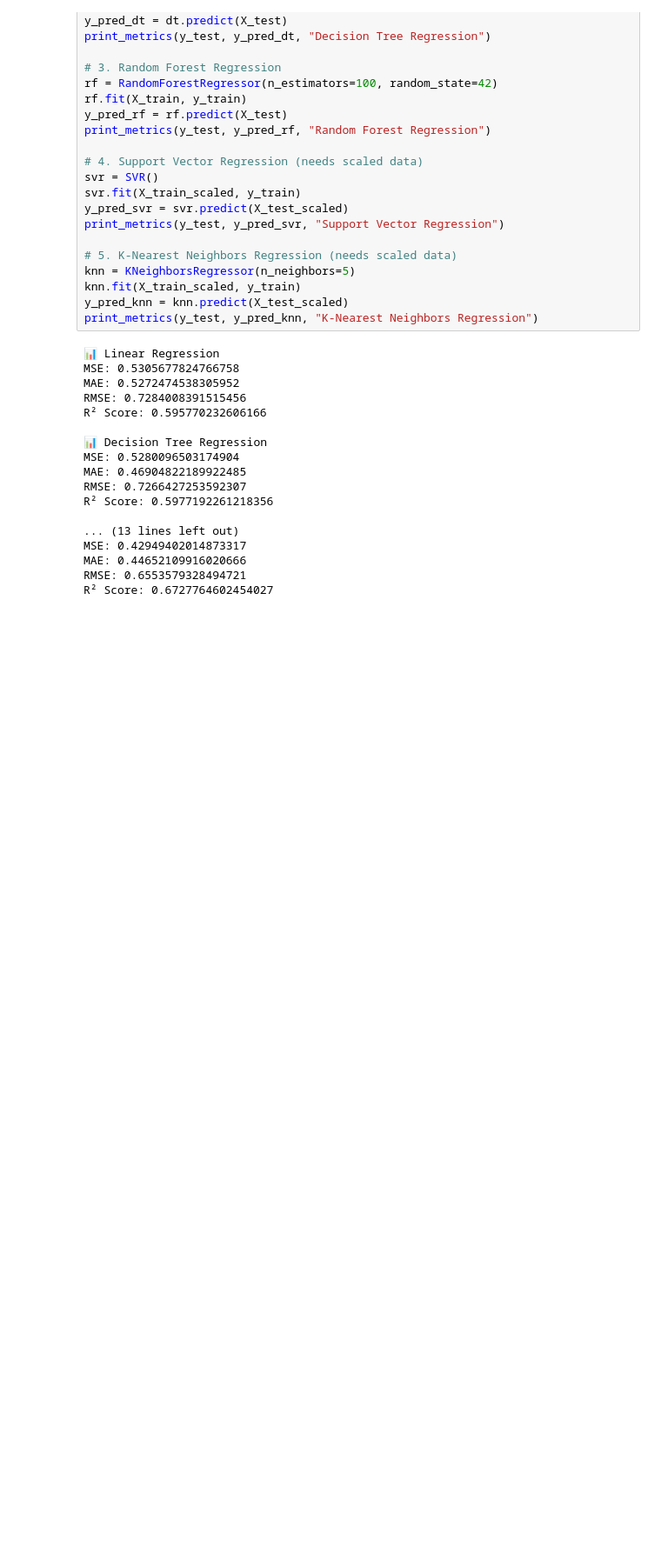
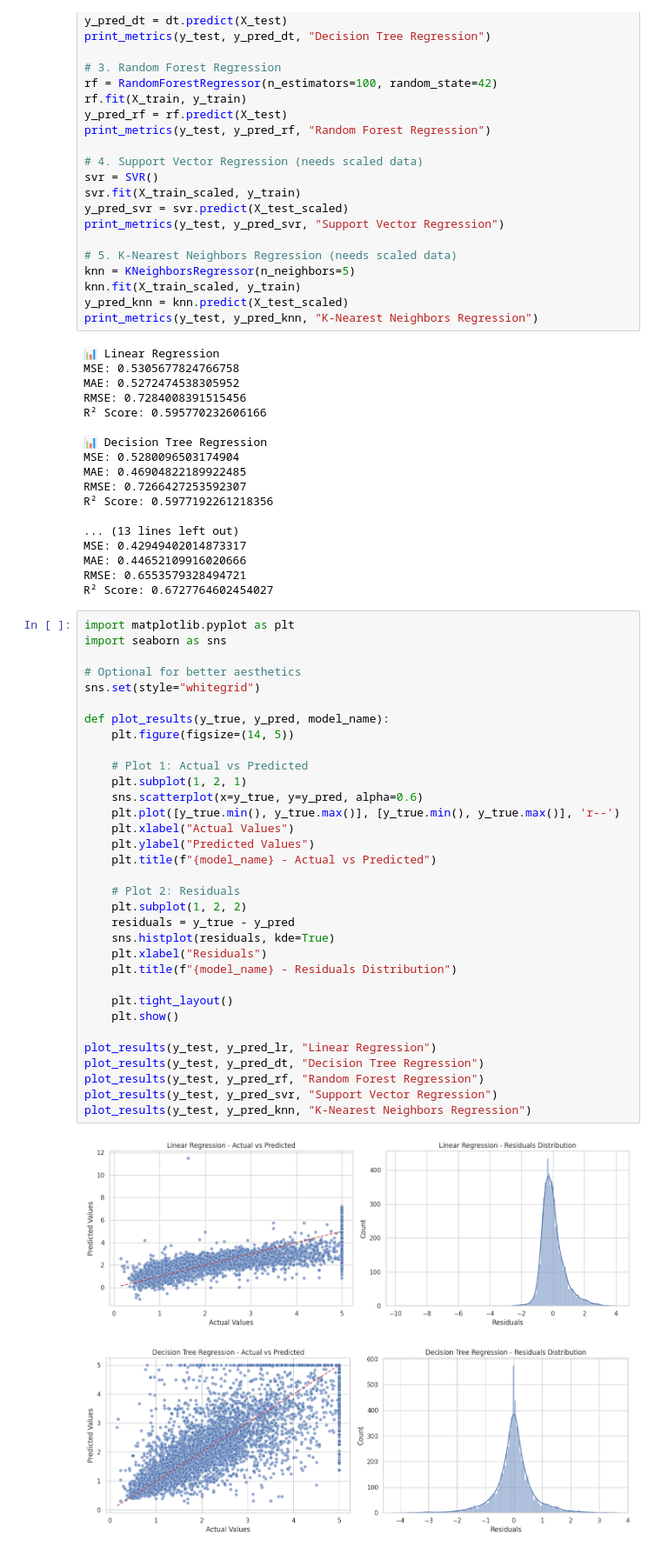
Before and after one commit to KeerthanaSistla/ML, a Jupyter notebook: Sem5ML.ipynb, the cells around one changed output. Shown at 87% size. Drawn from its saved outputs; the diff is of its cells as text; blank space fills up the shorter version.

```diff
--- a/Sem5ML.ipynb
+++ b/Sem5ML.ipynb
@@ -1419,3 +1419,39 @@ MSE: 0.42949402014873317
 MAE: 0.44652109916020666
 RMSE: 0.6553579328494721
 R² Score: 0.6727764602454027
+# %%
+import matplotlib.pyplot as plt
+import seaborn as sns
+
+# Optional for better aesthetics
+sns.set(style="whitegrid")
+
+def plot_results(y_true, y_pred, model_name):
+    plt.figure(figsize=(14, 5))
+
+    # Plot 1: Actual vs Predicted
+    plt.subplot(1, 2, 1)
+    sns.scatterplot(x=y_true, y=y_pred, alpha=0.6)
+    plt.plot([y_true.min(), y_true.max()], [y_true.min(), y_true.max()], 'r--')
+    plt.xlabel("Actual Values")
+    plt.ylabel("Predicted Values")
+    plt.title(f"{model_name} - Actual vs Predicted")
+
+    # Plot 2: Residuals
+    plt.subplot(1, 2, 2)
+    residuals = y_true - y_pred
+    sns.histplot(residuals, kde=True)
+    plt.xlabel("Residuals")
+    plt.title(f"{model_name} - Residuals Distribution")
+
+    plt.tight_layout()
+    plt.show()
+
+plot_results(y_test, y_pred_lr, "Linear Regression")
+plot_results(y_test, y_pred_dt, "Decision Tree Regression")
+plot_results(y_test, y_pred_rf, "Random Forest Regression")
+plot_results(y_test, y_pred_svr, "Support Vector Regression")
+plot_results(y_test, y_pred_knn, "K-Nearest Neighbors Regression")
+# %% [output]
+[figure, added]
+[figure, added]
```
Also changed, not shown: parts of 1 cell of this notebook.
